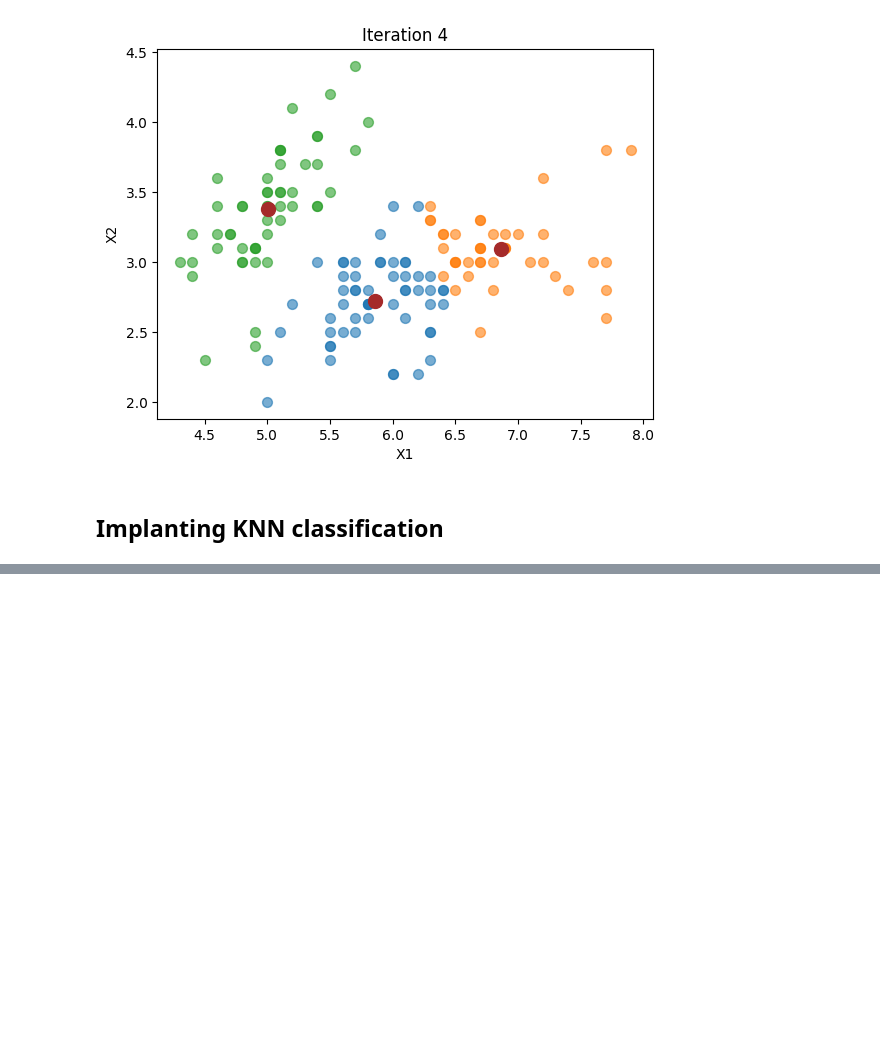
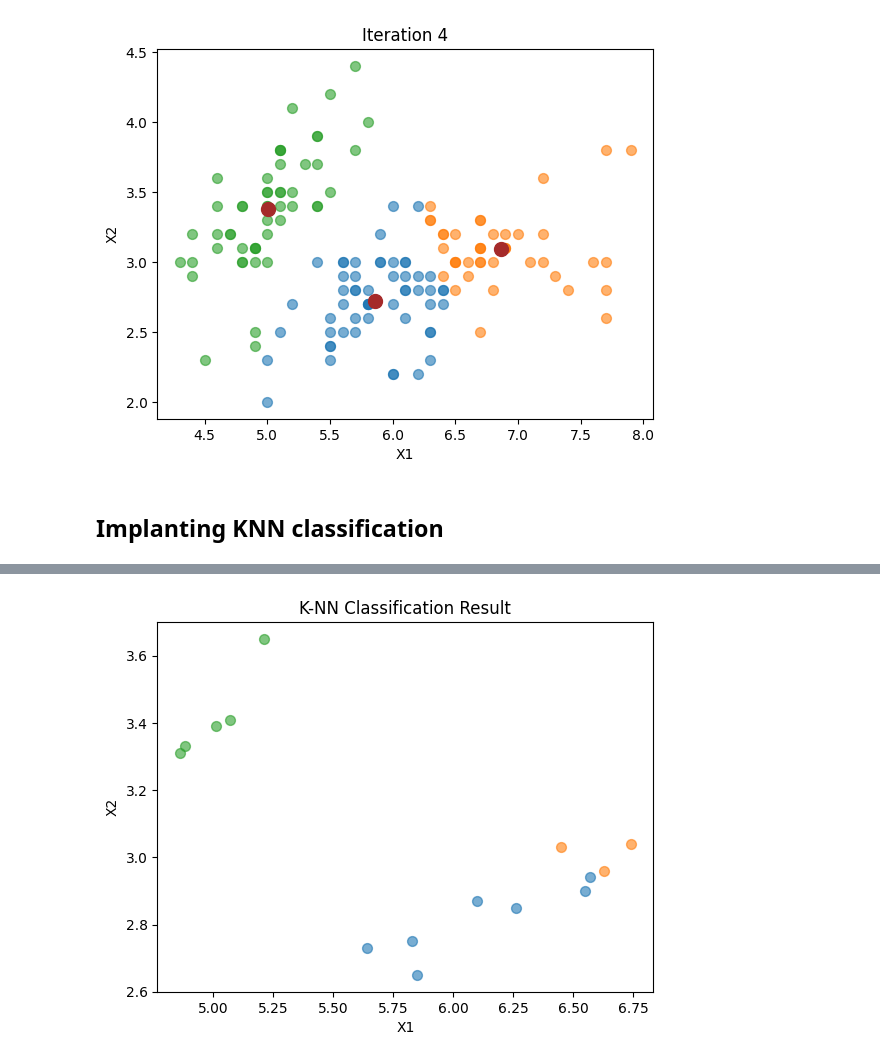
Before and after one commit to chau-doan/Assignment2-datamining, a Jupyter notebook: assignment2.ipynb, the cells around one changed output, grey strips where cells are left out. Cells and saved outputs as stored; diff of their text form; code cells hidden in the pictures; blank space fills up the shorter version.

```diff
--- a/assignment2.ipynb
+++ b/assignment2.ipynb
@@ -235,0 +226,38 @@ plot(X_new, centroids, clusters, f'KNN-Algorithm')
+# %%
+# take cluster from question 2
+y_train = final_clusters
+# %%
+K = 3
+# init empty list to hold predictions
+knn_labels = []
+# %%
+# loop through each test point
+for test_point in X_test:
+    # calculate distances from test point to all training points
+    distances = [np.linalg.norm(test_point - train_point) for train_point in X_train]
+
+    # Ggt the indices of the K nearest neighbors
+    k_indices = np.argsort(distances)[:K]
+
+    # get the labels of the K nearest neighbors
+    k_nearest_labels = y_train[k_indices]
+
+    # assign the most common label (majority voting)
+    majority_label = np.bincount(k_nearest_labels).argmax()
+
+    # add the prediction to the list
+    knn_labels.append(majority_label)
+# %%
+# convert predictions to numpy array
+knn_labels = np.array(knn_labels)
+# %%
+# plot the results using X1 and X2
+plt.figure()
+for k in np.unique(knn_labels):
+    plt.scatter(X_test[knn_labels == k, 0], X_test[knn_labels == k, 1], s=50, alpha=0.6)
+plt.title('K-NN Classification Result')
+plt.xlabel('X1')
+plt.ylabel('X2')
+plt.show()
+# %% [output]
+[figure, added]
```
Also changed, not shown: parts of 8 cells of this notebook, 1 other file.
